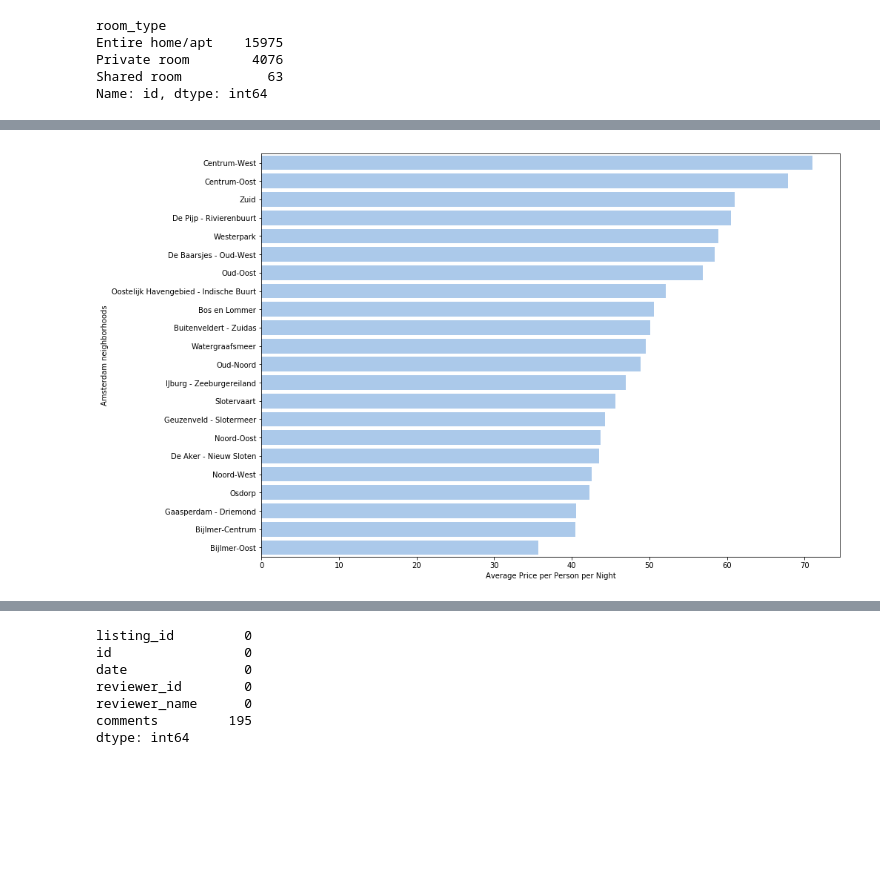
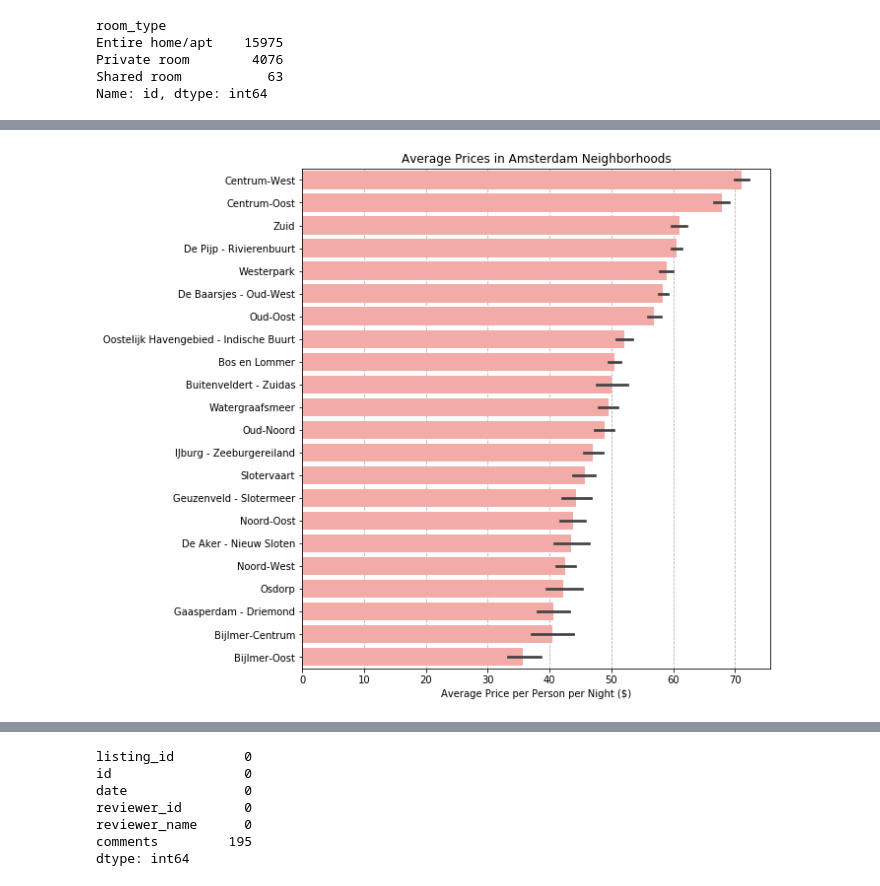
Before and after one commit to lukazaplotnik/Airbnb-Data-Analysis, a Jupyter notebook: Airbnb Prices in Amsterdam.ipynb, the cells around one changed output, grey strips where cells are left out. Cells and saved outputs as stored; diff of their text form; code cells hidden in the pictures; blank space fills up the shorter version.

```diff
--- a/Airbnb Prices in Amsterdam.ipynb
+++ b/Airbnb Prices in Amsterdam.ipynb
@@ -177,7 +206,3 @@ listings = listings[(listings['price_pp']>lower_bound) & (listings['price_pp']<u
 listings.shape
 # %% [output]
 (20114, 107)
-# %%
-#Distribution of prices after removing outliers
-plt.rcParams['figure.figsize'] = [12, 5]
-sns.distplot(listings['price_pp']);
@@ -246,11 +293,11 @@ def price_neighborhood(df, filters = None):
     Parameters
     ----------
     df : DataFrame, detailed data of Airbnb listings including their price per person per night
-    filters: dict, column - value pairs used to filter the dataset
+    filters: dict, column (str) and values (list) pairs used to filter the dataset
 
     Returns
     -------
-    None
+    avg_prices_df : DataFrame, average price per person per night in each neighborhood
     """
 
     #Empty Filter
@@ -259,7 +306,7 @@ def price_neighborhood(df, filters = None):
     #Combine all the filters
     if filters:
         for column, value in filters.items():
-            additional_filter = (df[column] == value)
+            additional_filter = (df[column].isin(value))
             bools = bools & additional_filter
 
     #Apply the filters
@@ -273,14 +320,19 @@ def price_neighborhood(df, filters = None):
 
     #Visualize the results
     colors = sns.color_palette('pastel')
-    sns.barplot(y = 'neighbourhood_cleansed', x = 'price_pp', data = avg_prices_df, orient='h', color= colors[0])
-    plt.xlabel('Average Price per Person per Night')
-    plt.ylabel('Amsterdam neighborhoods')
+    sns.barplot(y = 'neighbourhood_cleansed', x = 'price_pp', data = df_filtered,
+                order = avg_prices.index, orient='h', color= colors[3], zorder= 2)
+    plt.xlabel('Average Price per Person per Night ($)')
+    plt.ylabel('')
+    plt.title('Average Prices in Amsterdam Neighborhoods')
+    plt.subplots_adjust(left=0.35, right=0.9, top=0.95, bottom=0.07)
+    plt.grid(axis = 'x', linestyle = '--', zorder=0)
 
     return avg_prices_df
 # %%
 #Average prices for different neighborhoods, all listings
-plt.rcParams['figure.figsize'] = [14, 10]
+plt.rcParams['figure.figsize'] = [12, 8]
 all_avg = price_neighborhood(listings);
+#plt.savefig('Neighbourhoods')
 # %% [output]
-[figure, old version]
+[figure, new version]
```
Also changed, not shown: parts of 50 cells of this notebook, 2 other files.
